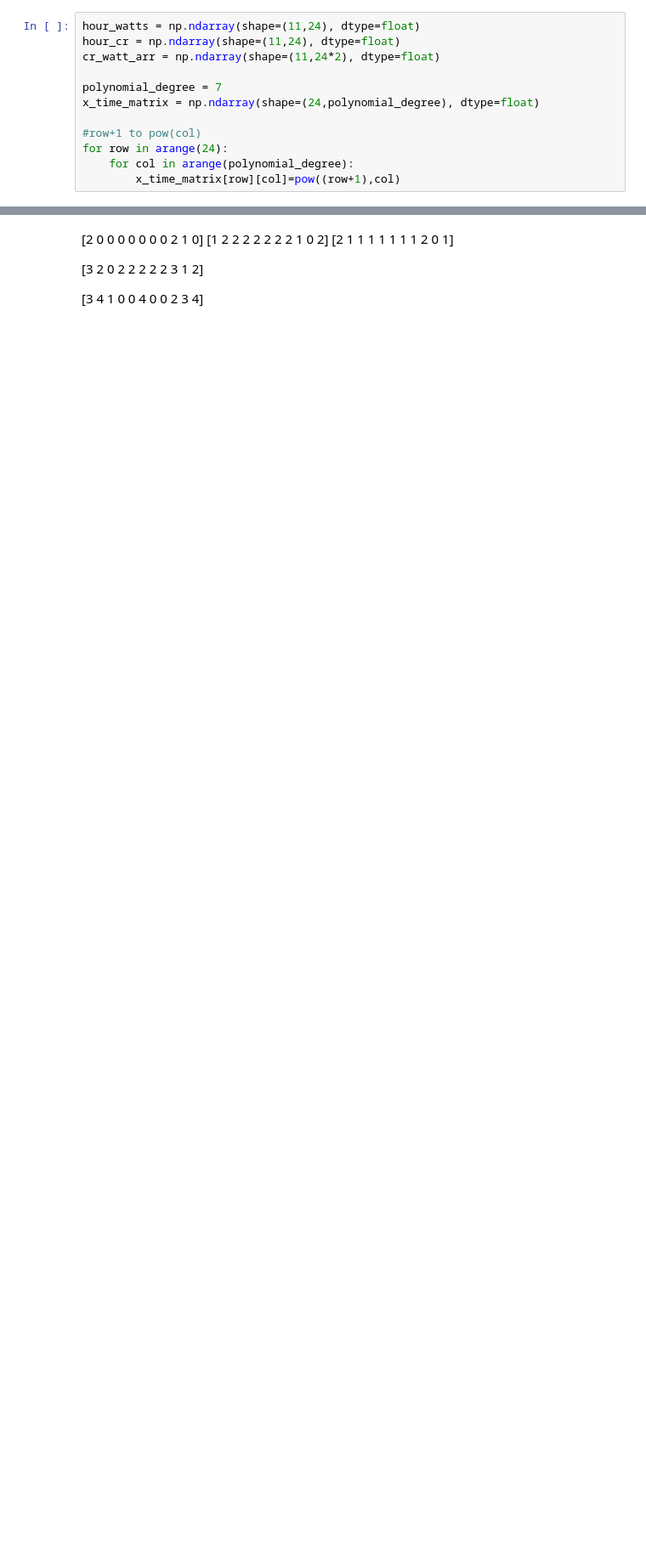
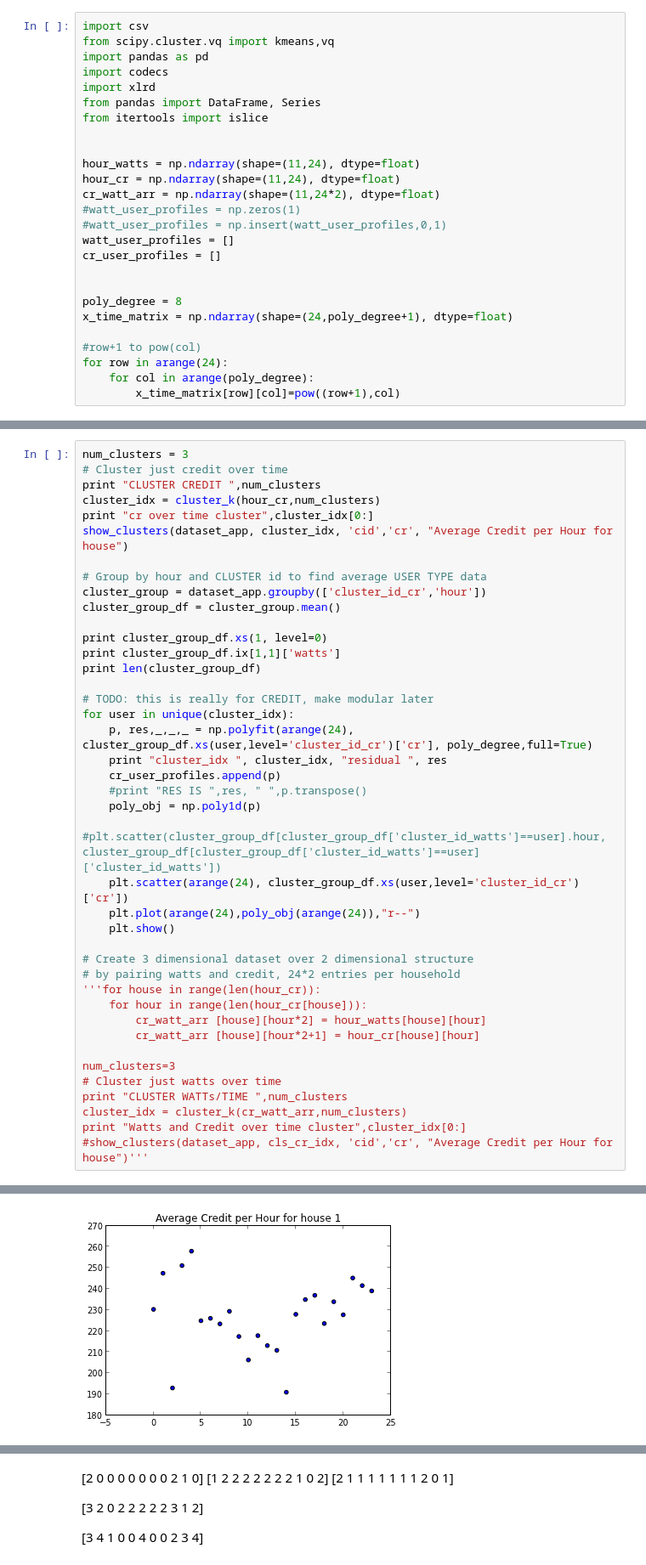
Before and after one commit to zandeman7/microgrid, a Jupyter notebook: DataMining_Project.ipynb, the cells around one changed output, grey strips where cells are left out. Shown at 85% size. Cells and saved outputs as stored; diff of their text form; blank space fills up the shorter version.

Commit message:
add credit usage clustering

```diff
--- a/DataMining_Project.ipynb
+++ b/DataMining_Project.ipynb
@@ -1,12 +3,26 @@
 # %%
+import csv
+from scipy.cluster.vq import kmeans,vq
+import pandas as pd
+import codecs
+import xlrd
+from pandas import DataFrame, Series
+from itertools import islice
+
+
 hour_watts = np.ndarray(shape=(11,24), dtype=float)
 hour_cr = np.ndarray(shape=(11,24), dtype=float)
 cr_watt_arr = np.ndarray(shape=(11,24*2), dtype=float)
+#watt_user_profiles = np.zeros(1)
+#watt_user_profiles = np.insert(watt_user_profiles,0,1)
+watt_user_profiles = []
+cr_user_profiles = []
 
-polynomial_degree = 7
-x_time_matrix = np.ndarray(shape=(24,polynomial_degree), dtype=float)
+
+poly_degree = 8
+x_time_matrix = np.ndarray(shape=(24,poly_degree+1), dtype=float)
 
 #row+1 to pow(col)
 for row in arange(24):
-    for col in arange(polynomial_degree):
+    for col in arange(poly_degree):
         x_time_matrix[row][col]=pow((row+1),col)
@@ -270,0 +362,42 @@ RES IS  [ 37.22145947]   [  1.34654087e-05  -8.82937321e-04   2.11653739e-02  -2
+# %%
+num_clusters = 3
+# Cluster just credit over time
+print "CLUSTER CREDIT ",num_clusters
+cluster_idx = cluster_k(hour_cr,num_clusters)
+print "cr over time cluster",cluster_idx[0:]
+show_clusters(dataset_app, cluster_idx, 'cid','cr', "Average Credit per Hour for house")
+
+# Group by hour and CLUSTER id to find average USER TYPE data
+cluster_group = dataset_app.groupby(['cluster_id_cr','hour'])
+cluster_group_df = cluster_group.mean()
+
+print cluster_group_df.xs(1, level=0)
+print cluster_group_df.ix[1,1]['watts']
+print len(cluster_group_df)
+
+# TODO: this is really for CREDIT, make modular later
+for user in unique(cluster_idx):
+    p, res,_,_,_ = np.polyfit(arange(24), cluster_group_df.xs(user,level='cluster_id_cr')['cr'], poly_degree,full=True)
+    print "cluster_idx ", cluster_idx, "residual ", res
+    cr_user_profiles.append(p)
+    #print "RES IS ",res, " ",p.transpose()
+    poly_obj = np.poly1d(p)
+    #plt.scatter(cluster_group_df[cluster_group_df['cluster_id_watts']==user].hour, cluster_group_df[cluster_group_df['cluster_id_watts']==user]['cluster_id_watts'])
+    plt.scatter(arange(24), cluster_group_df.xs(user,level='cluster_id_cr')['cr'])
+    plt.plot(arange(24),poly_obj(arange(24)),"r--")
+    plt.show()
+
+# Create 3 dimensional dataset over 2 dimensional structure
+# by pairing watts and credit, 24*2 entries per household
+'''for house in range(len(hour_cr)):
+    for hour in range(len(hour_cr[house])):
+        cr_watt_arr [house][hour*2] = hour_watts[house][hour]
+        cr_watt_arr [house][hour*2+1] = hour_cr[house][hour]
+
+num_clusters=3
+# Cluster just watts over time
+print "CLUSTER WATTs/TIME ",num_clusters
+cluster_idx = cluster_k(cr_watt_arr,num_clusters)
+print "Watts and Credit over time cluster",cluster_idx[0:]
+#show_clusters(dataset_app, cls_cr_idx, 'cid','cr', "Average Credit per Hour for house")'''
+# %% [output]
@@ -270,0 +410 @@ RES IS  [ 37.22145947]   [  1.34654087e-05  -8.82937321e-04   2.11653739e-02  -2
+[figure, added]
```
Also changed, not shown: parts of 16 cells of this notebook, 1 other file.
